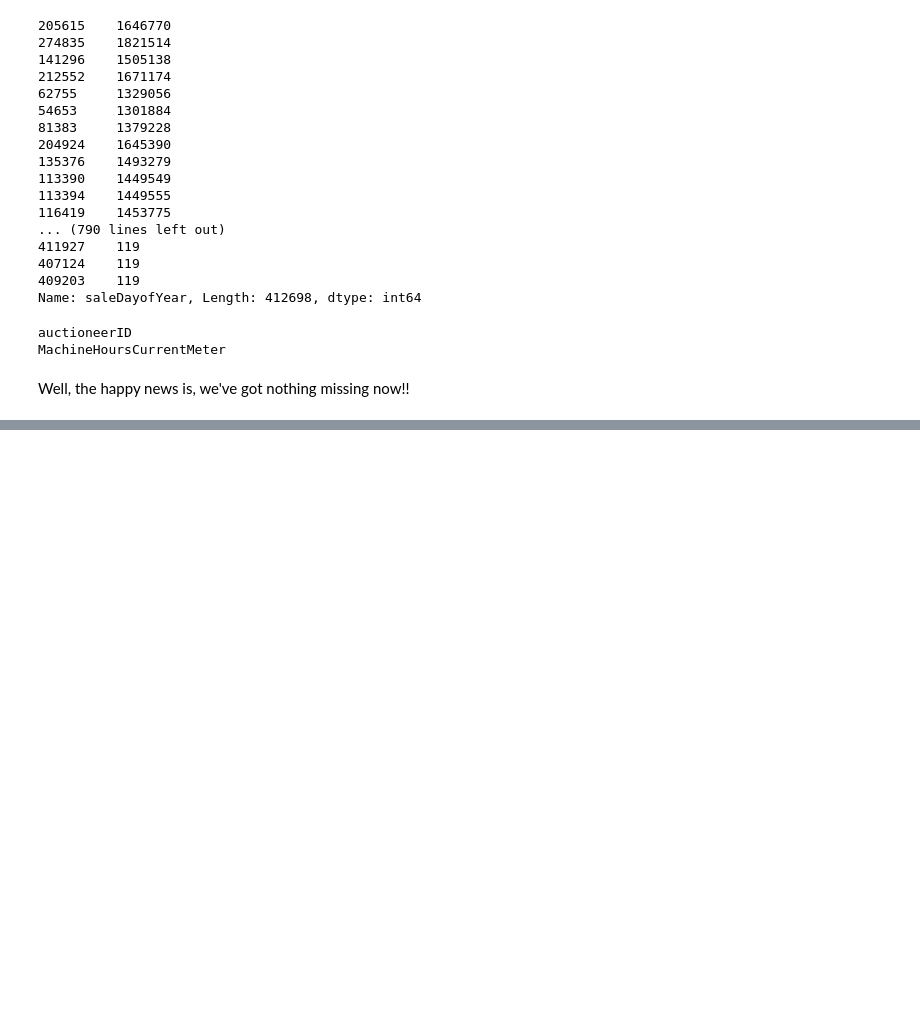
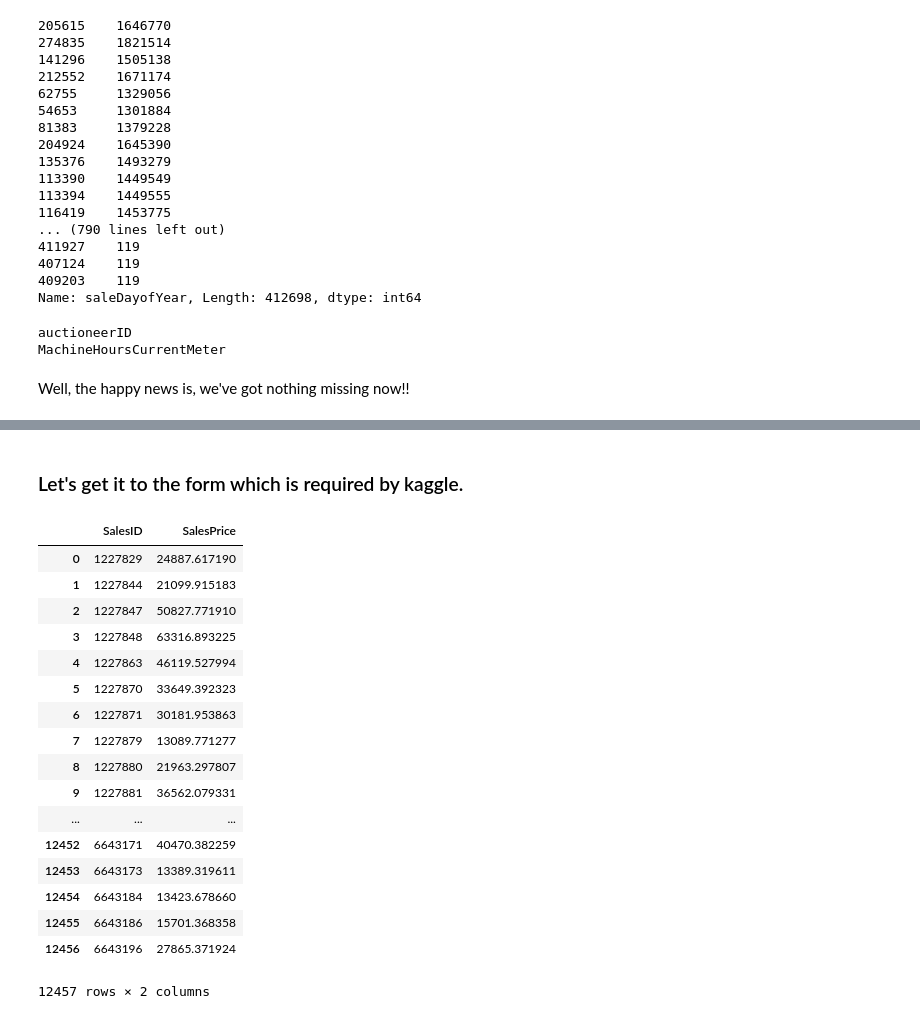
Before and after one commit to sandeepthetechie/buldozer_price_prediction, a Jupyter notebook: buldozer_price_prediction/Buldozer_price_prediction.ipynb, the cells around one changed output, grey strips where cells are left out. Cells and saved outputs as stored; diff of their text form; code cells hidden in the pictures; blank space fills up the shorter version.

```diff
--- a/buldozer_price_prediction/Buldozer_price_prediction.ipynb
+++ b/buldozer_price_prediction/Buldozer_price_prediction.ipynb
@@ -238,0 +495,4 @@ Well, the happy news is, we've got nothing missing now!!
+# %%
+#Predicting on test data.
+
+test_preds = ideal_model.predict(df_test)
@@ -238,0 +504,26 @@ Well, the happy news is, we've got nothing missing now!!
+# %% [markdown]
+### Let's get it to the form which is required by kaggle.
+# %%
+df_preds = pd.DataFrame()
+df_preds["SalesID"] = df_test["SalesID"]
+df_preds["SalesPrice"] = test_preds
+df_preds
+# %% [output]
+|  | SalesID | SalesPrice |
+| 0 | 1227829 | 24887.617190 |
+| 1 | 1227844 | 21099.915183 |
+| 2 | 1227847 | 50827.771910 |
+| 3 | 1227848 | 63316.893225 |
+| 4 | 1227863 | 46119.527994 |
+| 5 | 1227870 | 33649.392323 |
+| 6 | 1227871 | 30181.953863 |
+| 7 | 1227879 | 13089.771277 |
+| 8 | 1227880 | 21963.297807 |
+| 9 | 1227881 | 36562.079331 |
+| ... | ... | ... |
+| 12452 | 6643171 | 40470.382259 |
+| 12453 | 6643173 | 13389.319611 |
+| 12454 | 6643184 | 13423.678660 |
+| 12455 | 6643186 | 15701.368358 |
+| 12456 | 6643196 | 27865.371924 |
+12457 rows × 2 columns
```
Also changed, not shown: parts of 31 cells of this notebook.
